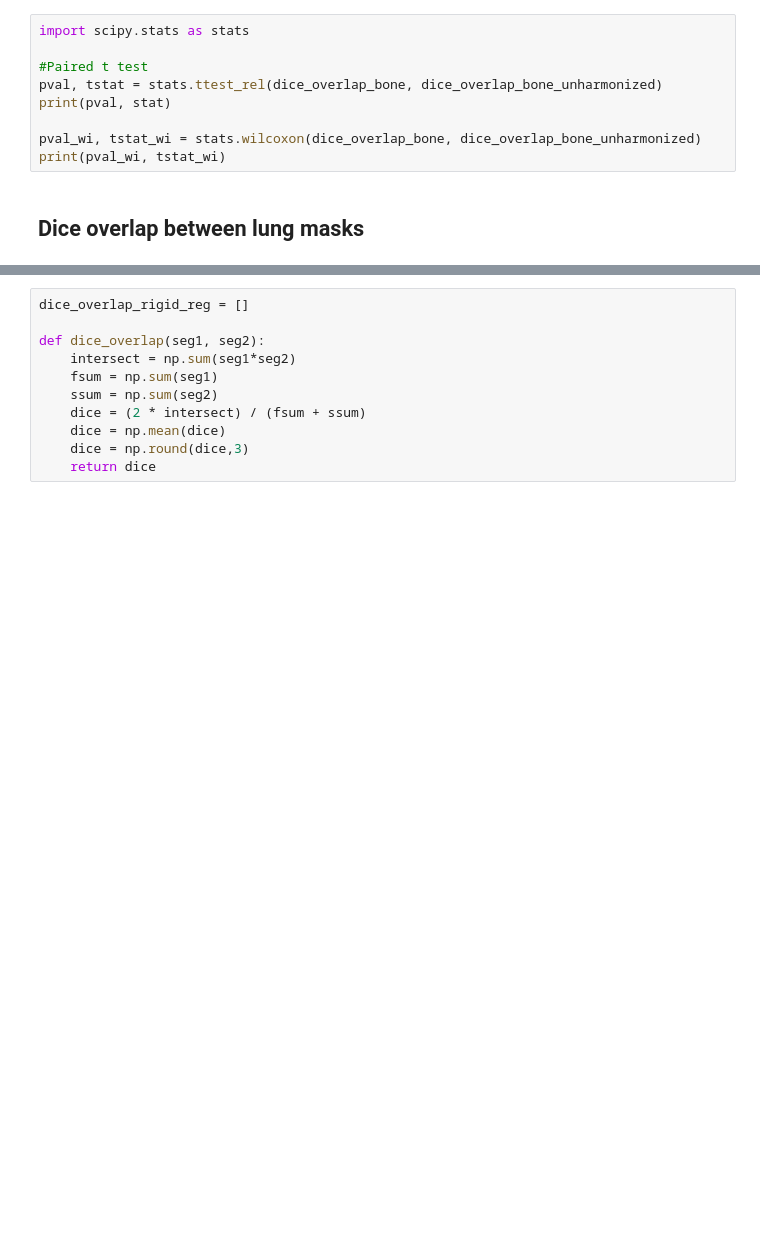
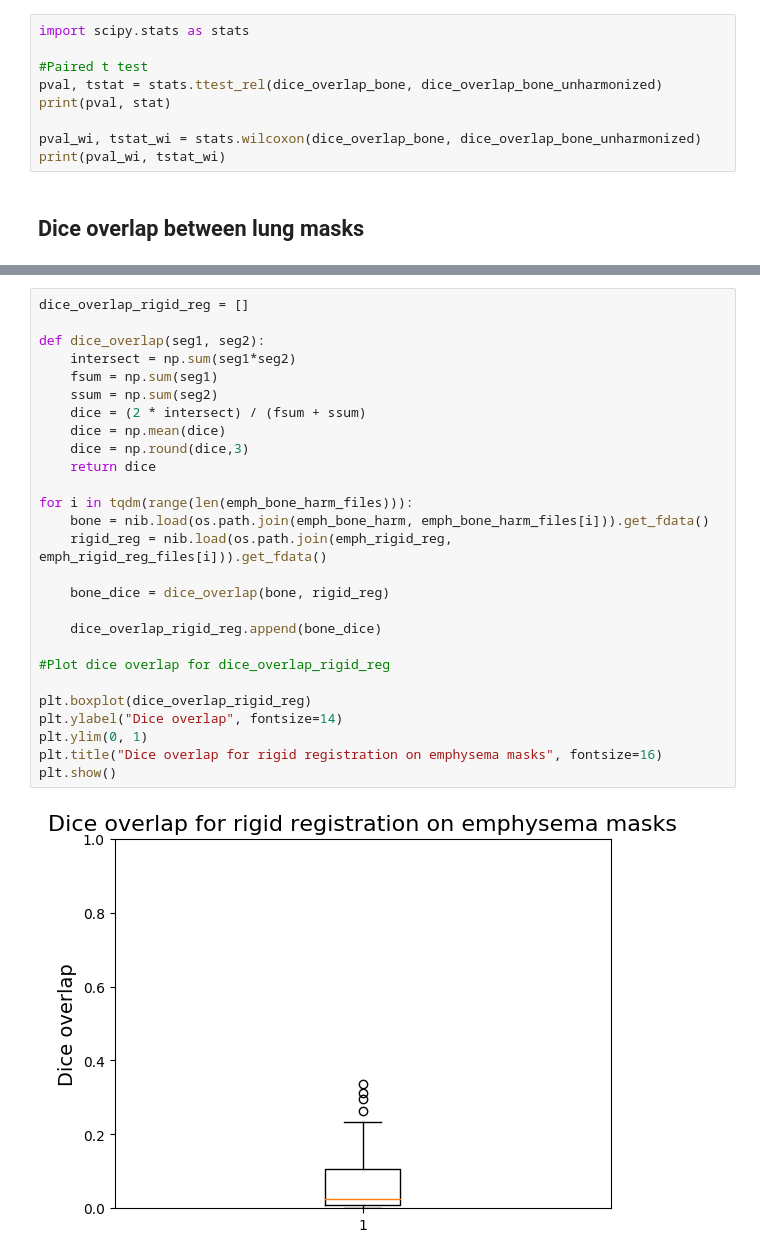
Before and after one commit to MASILab/Inhale_Exhale_CT, a Jupyter notebook: Figures/diceoverlap.ipynb, the cells around one changed output, grey strips where cells are left out. Cells and saved outputs as stored; diff of their text form; blank space fills up the shorter version.

Commit message:
Dice overlap improves slightly

```diff
--- a/Figures/diceoverlap.ipynb
+++ b/Figures/diceoverlap.ipynb
@@ -160,11 +160,29 @@ emph_bone_harm_files, emph_rigid_reg_files
 # %%
 dice_overlap_rigid_reg = []
 
 def dice_overlap(seg1, seg2):
     intersect = np.sum(seg1*seg2)
     fsum = np.sum(seg1)
     ssum = np.sum(seg2)
     dice = (2 * intersect) / (fsum + ssum)
     dice = np.mean(dice)
     dice = np.round(dice,3)
     return dice
+
+for i in tqdm(range(len(emph_bone_harm_files))):
+    bone = nib.load(os.path.join(emph_bone_harm, emph_bone_harm_files[i])).get_fdata()
+    rigid_reg = nib.load(os.path.join(emph_rigid_reg, emph_rigid_reg_files[i])).get_fdata()
+
+    bone_dice = dice_overlap(bone, rigid_reg)
+
+    dice_overlap_rigid_reg.append(bone_dice)
+
+#Plot dice overlap for dice_overlap_rigid_reg
+
+plt.boxplot(dice_overlap_rigid_reg)
+plt.ylabel("Dice overlap", fontsize=14)
+plt.ylim(0, 1)
+plt.title("Dice overlap for rigid registration on emphysema masks", fontsize=16)
+plt.show()
+# %% [output]
+[figure, added]
```
Also changed, not shown: parts of 4 cells of this notebook.
